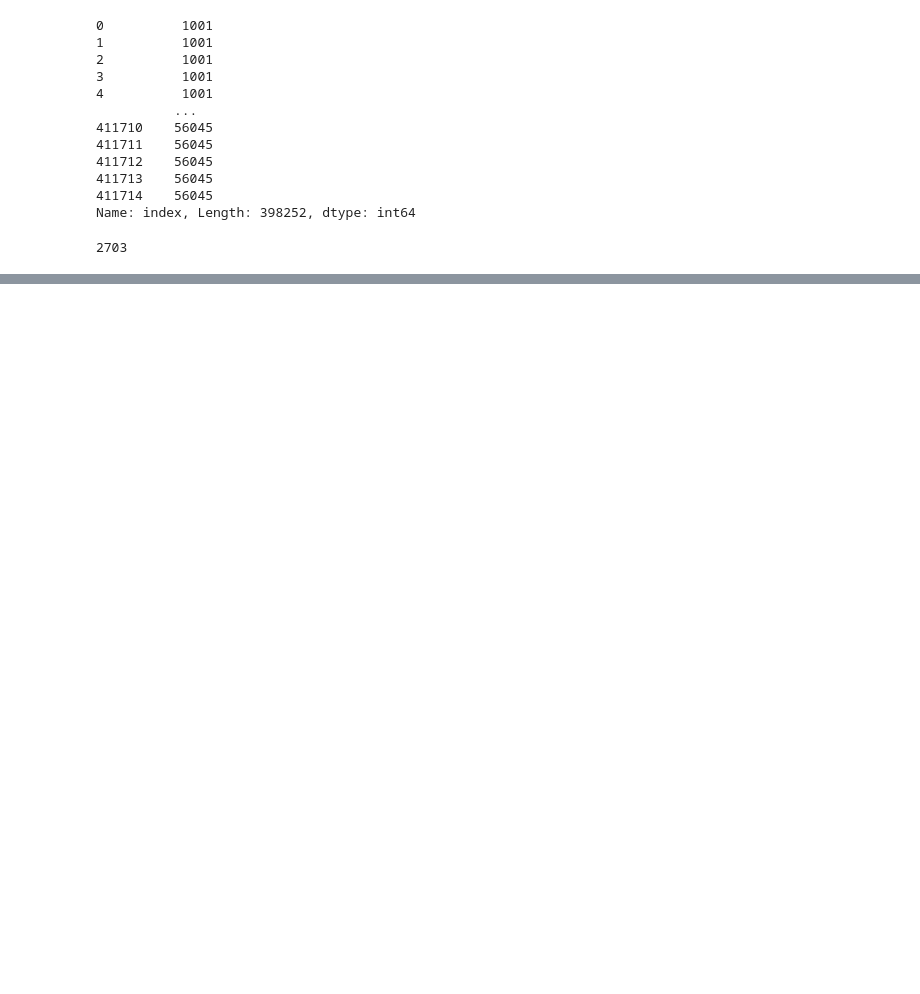
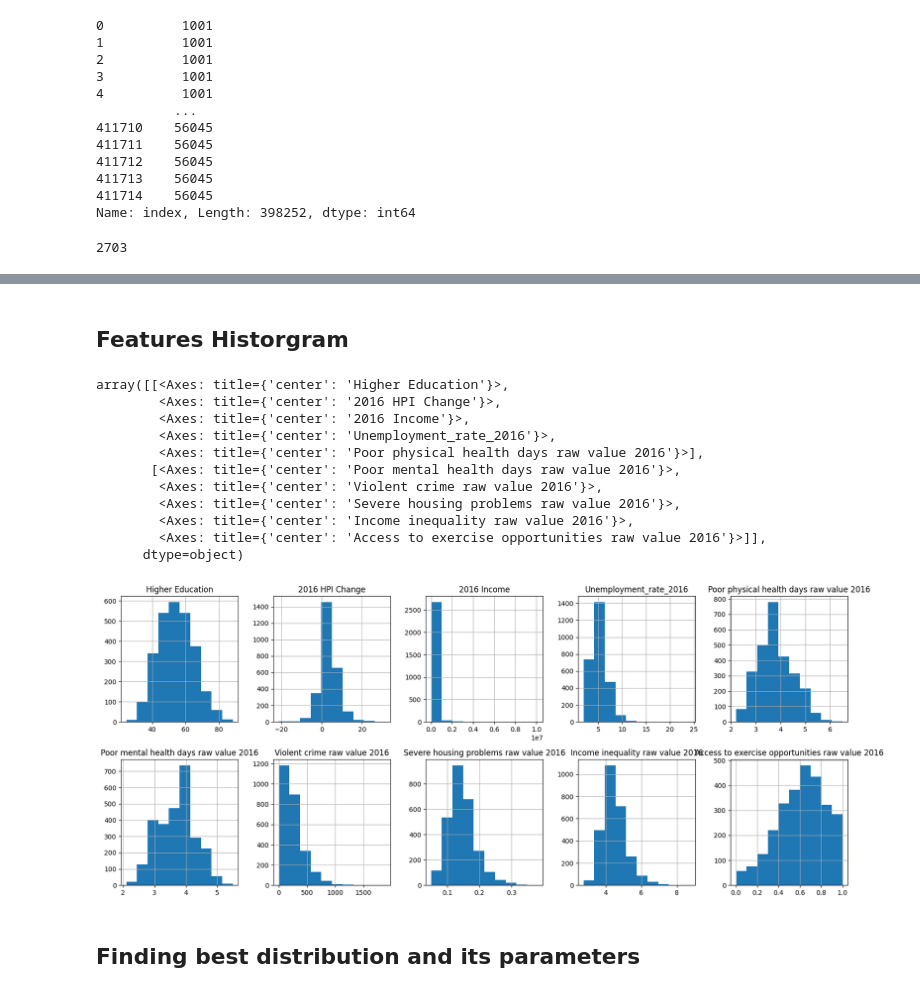
Before and after one commit to FIlipHand/USMigrations, a Jupyter notebook: research/03-valuable-features.ipynb, the cells around one changed output, grey strips where cells are left out. Cells and saved outputs as stored; diff of their text form; code cells hidden in the pictures; blank space fills up the shorter version.

Commit message:
completed finding features distributions

```diff
--- a/research/03-valuable-features.ipynb
+++ b/research/03-valuable-features.ipynb
@@ -121,0 +152,19 @@ sns.heatmap(df.corr(), annot=True)
+# %% [markdown]
+## Features Historgram
+# %%
+df.drop('State',axis=1).hist(figsize=(20,8), layout=(2,5))
+# %% [output]
+array([[<Axes: title={'center': 'Higher Education'}>,
+        <Axes: title={'center': '2016 HPI Change'}>,
+        <Axes: title={'center': '2016 Income'}>,
+        <Axes: title={'center': 'Unemployment_rate_2016'}>,
+        <Axes: title={'center': 'Poor physical health days raw value 2016'}>],
+       [<Axes: title={'center': 'Poor mental health days raw value 2016'}>,
+        <Axes: title={'center': 'Violent crime raw value 2016'}>,
+        <Axes: title={'center': 'Severe housing problems raw value 2016'}>,
+        <Axes: title={'center': 'Income inequality raw value 2016'}>,
+        <Axes: title={'center': 'Access to exercise opportunities raw value 2016'}>]],
+      dtype=object)
+[figure, added]
+# %% [markdown]
+## Finding best distribution and its parameters
```
Also changed, not shown: parts of 15 cells of this notebook.
